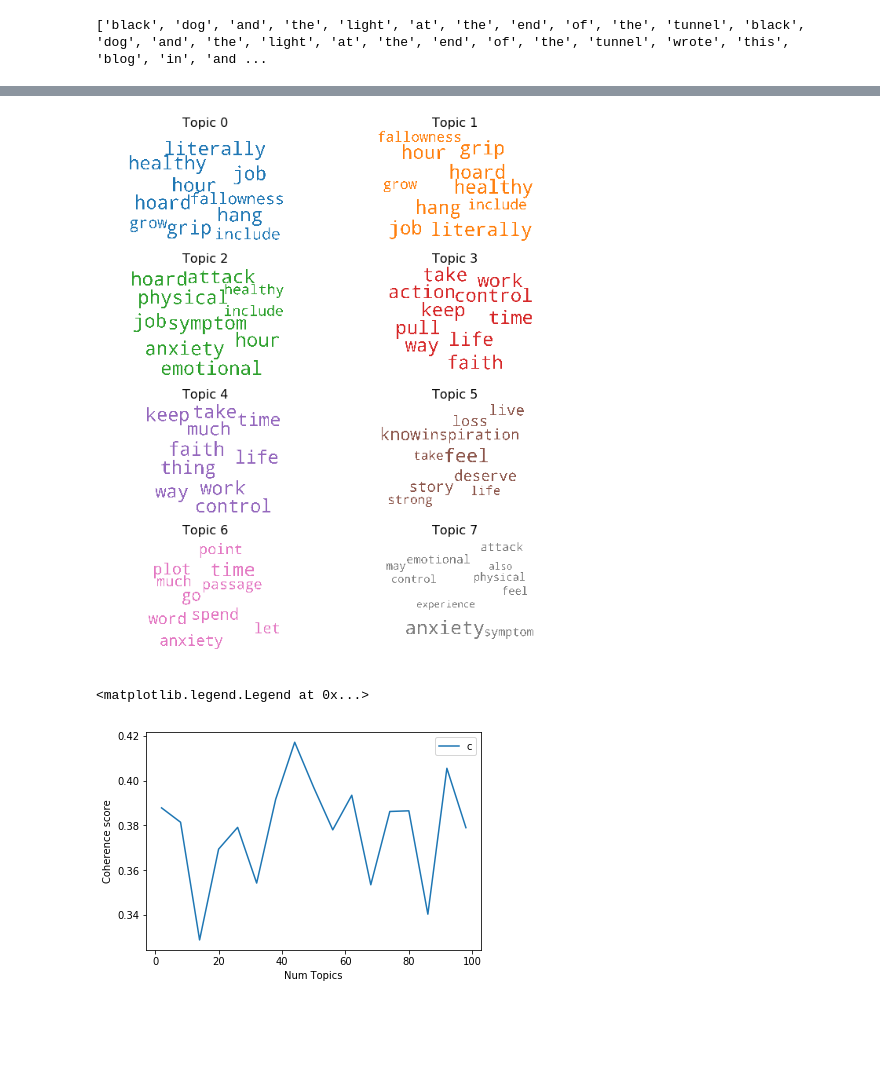
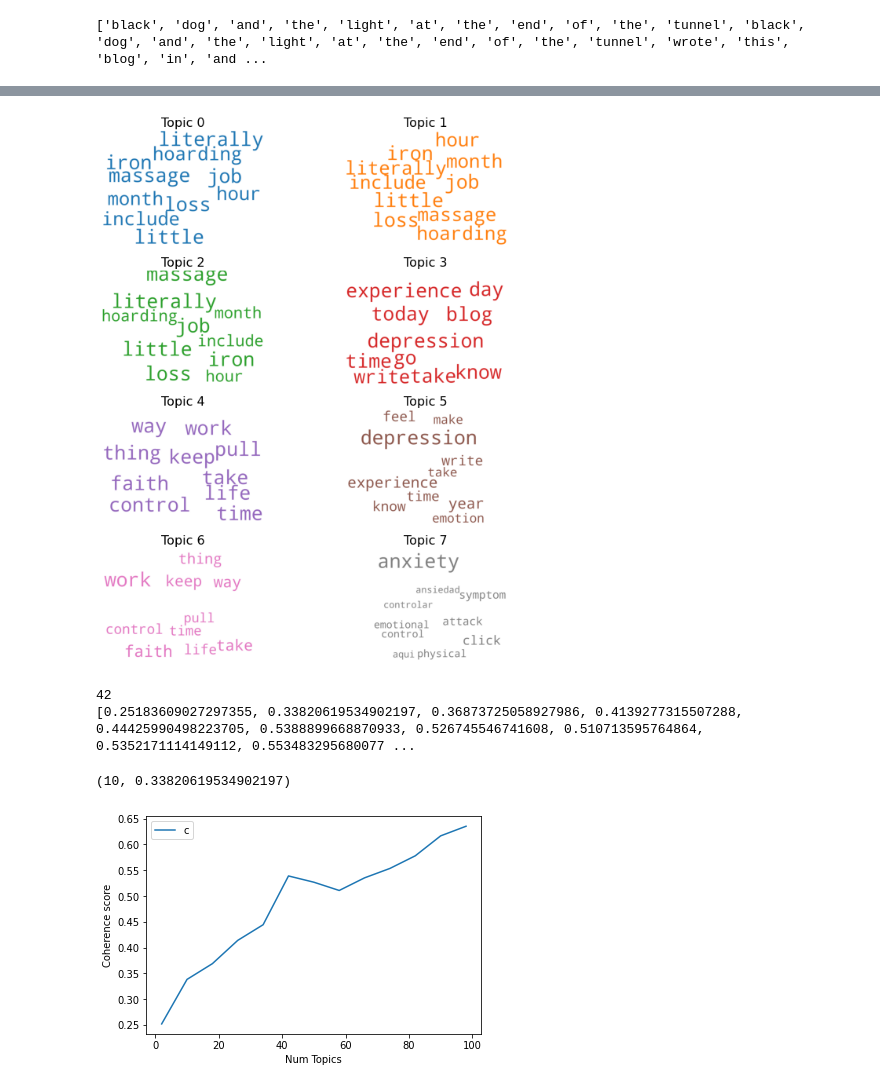
Before and after one commit to MoriZi/Topic_based_Gap_Analysis, a Jupyter notebook: Anxiety/Code/TopicModelingMedium/Topic_modelling_Medium2012.ipynb, the cells around one changed output, grey strips where cells are left out. Cells and saved outputs as stored; diff of their text form; code cells hidden in the pictures; blank space fills up the shorter version.

Commit message:
Found best num topic for Medium 2012

```diff
--- a/Anxiety/Code/TopicModelingMedium/Topic_modelling_Medium2012.ipynb
+++ b/Anxiety/Code/TopicModelingMedium/Topic_modelling_Medium2012.ipynb
@@ -30,7 +30,7 @@ stop_words = stopwords.words('english')
 stop_words.extend(['from', 'subject', 're', 'edu', 'use'])
 # %%
 #Load Dataset
-df=pd.read_csv('/home/smriti/Desktop/NLP/MITACS/Anxiety/Data/CSV/Medium/medium_text_2012.csv')
+df=pd.read_csv('/Users/mahika.p/OneDrive - Cornell University/Anxiety/Topic_based_Gap_Analysis/Anxiety/Data/CSV/medium_text_2013.csv')
 #getting rid of NaN
 df=df.replace(np.nan, '', regex=True)
 #Combining title and text
@@ -109,7 +105,10 @@ data_words_bigrams = make_bigrams(data_words_nostops)
 
 # Initialize spacy 'en' model, keeping only tagger component (for efficiency)
 # python3 -m spacy download en
-nlp = spacy.load('en', disable=['parser', 'ner'])
+
+#nlp = spacy.load('en', disable=['parser', 'ner'])
+nlp = spacy.load("en_core_web_sm")
+#nlp = spacy.blank('en')
 
 # Do lemmatization keeping only noun, adj, vb, adv
 data_lemmatized = lemmatization(data_words_bigrams, allowed_postags=['NOUN', 'ADJ', 'VERB', 'ADV'])
@@ -130,7 +129,7 @@ corpus = [id2word.doc2bow(text) for text in texts]
 # Build LDA model
 lda_model = gensim.models.ldamodel.LdaModel(corpus=corpus,
                                            id2word=id2word,
-                                           num_topics=45,
+                                           num_topics=42,
                                            random_state=100,
                                            update_every=1,
                                            chunksize=100,
@@ -279,7 +278,7 @@ plt.margins(x=0, y=0)
 plt.tight_layout()
 plt.show()
 # %% [output]
-[figure, old version]
+[figure, new version]
 # %%
 df_dominant_topic.to_csv("Medium2012.csv")
 # %%
@@ -302,7 +301,7 @@ def compute_coherence_values(dictionary, corpus, texts, limit, start=2, step=3):
     coherence_values = []
     model_list = []
     for num_topics in range(start, limit, step):
-        model = gensim.models.ldamodel.LdaModel(alpha='auto', corpus=corpus, num_topics=20, id2word=id2word)
+        model = gensim.models.ldamodel.LdaModel(alpha='auto', corpus=corpus, num_topics=num_topics, id2word=id2word)
         model_list.append(model)
         coherencemodel = CoherenceModel(model=model, texts=texts, dictionary=dictionary, coherence='c_v')
         coherence_values.append(coherencemodel.get_coherence())
@@ -310,15 +309,33 @@ def compute_coherence_values(dictionary, corpus, texts, limit, start=2, step=3):
     return model_list, coherence_values
 # %%
 # Can take a long time to run.
-model_list, coherence_values = compute_coherence_values(dictionary=id2word, corpus=corpus, texts=data_lemmatized, start=2, limit=100, step=6)
+model_list, coherence_values = compute_coherence_values(dictionary=id2word, corpus=corpus, texts=data_lemmatized, start=2, limit=100, step=8)
 # %%
 # Show graph
-limit=100; start=2; step=6;
+limit=100; start=2; step=8;
 x = range(start, limit, step)
+print(x[5])
+print(coherence_values)
 plt.plot(x, coherence_values)
 plt.xlabel("Num Topics")
 plt.ylabel("Coherence score")
 plt.legend(("coherence_values"), loc='best')
+
+def differences(values, x):
+    """
+    Returns (optimal number of topics, coherance value of the largest difference)
+    values: list of coherance numbers
+
+    """
+    max_diff = (0,0,0)
+    for i in range(1,len(values)):
+        if values[i]-values[i-1] > max_diff[0]:
+            max_diff = (x[i], values[i])
+    return max_diff
+
+differences(coherence_values, x)
 # %% [output]
-<matplotlib.legend.Legend at 0x...>
+42
+[0.25183609027297355, 0.33820619534902197, 0.36873725058927986, 0.4139277315507288, 0.44425990498223705, 0.5388899668870933, 0.526745546741608, 0.510713595764864, 0.5352171114149112, 0.553483295680077 ...
+(10, 0.33820619534902197)
-[figure, old version]
+[figure, new version]
```
Also changed, not shown: parts of 9 cells of this notebook, 1 other file.
